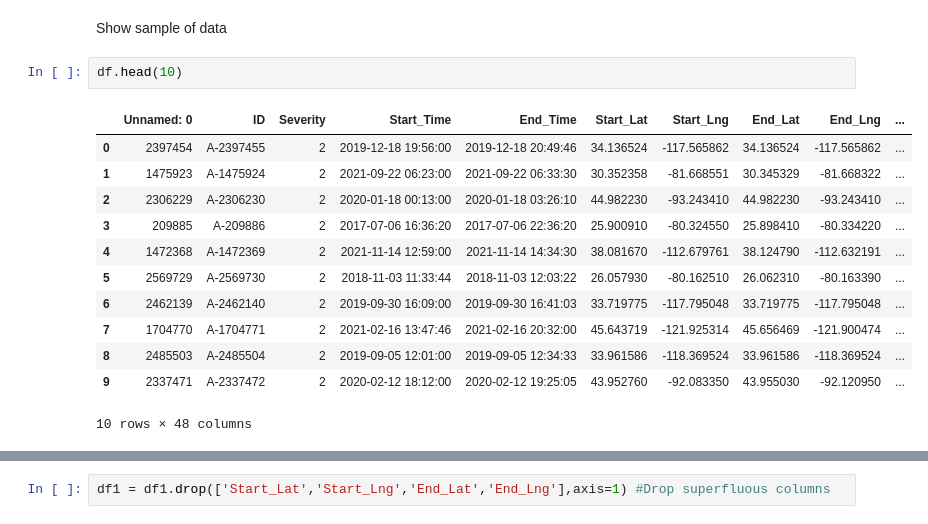
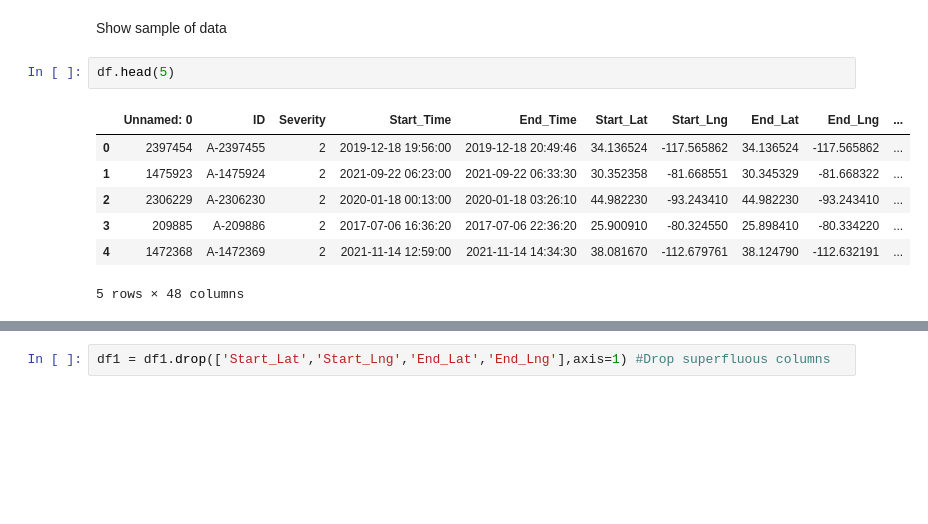
Before and after one commit to colinB890/DatEng_Cap, a Jupyter notebook: traffic_safety_V3.ipynb, the cells around one changed output, grey strips where cells are left out. Drawn from its saved outputs; the diff is of its cells as text; blank space fills up the shorter version.

```diff
--- a/traffic_safety_V3.ipynb
+++ b/traffic_safety_V3.ipynb
@@ -92,18 +122,13 @@ df.shape
 # %% [markdown]
 Show sample of data
 # %%
-df.head(10)
+df.head(5)
 # %% [output]
 |  | Unnamed: 0 | ID | Severity | Start_Time | End_Time | Start_Lat | Start_Lng | End_Lat | End_Lng | ... |
 | 0 | 2397454 | A-2397455 | 2 | 2019-12-18 19:56:00 | 2019-12-18 20:49:46 | 34.136524 | -117.565862 | 34.136524 | -117.565862 | ... |
 | 1 | 1475923 | A-1475924 | 2 | 2021-09-22 06:23:00 | 2021-09-22 06:33:30 | 30.352358 | -81.668551 | 30.345329 | -81.668322 | ... |
 | 2 | 2306229 | A-2306230 | 2 | 2020-01-18 00:13:00 | 2020-01-18 03:26:10 | 44.982230 | -93.243410 | 44.982230 | -93.243410 | ... |
 | 3 | 209885 | A-209886 | 2 | 2017-07-06 16:36:20 | 2017-07-06 22:36:20 | 25.900910 | -80.324550 | 25.898410 | -80.334220 | ... |
 | 4 | 1472368 | A-1472369 | 2 | 2021-11-14 12:59:00 | 2021-11-14 14:34:30 | 38.081670 | -112.679761 | 38.124790 | -112.632191 | ... |
-| 5 | 2569729 | A-2569730 | 2 | 2018-11-03 11:33:44 | 2018-11-03 12:03:22 | 26.057930 | -80.162510 | 26.062310 | -80.163390 | ... |
-| 6 | 2462139 | A-2462140 | 2 | 2019-09-30 16:09:00 | 2019-09-30 16:41:03 | 33.719775 | -117.795048 | 33.719775 | -117.795048 | ... |
-| 7 | 1704770 | A-1704771 | 2 | 2021-02-16 13:47:46 | 2021-02-16 20:32:00 | 45.643719 | -121.925314 | 45.656469 | -121.900474 | ... |
-| 8 | 2485503 | A-2485504 | 2 | 2019-09-05 12:01:00 | 2019-09-05 12:34:33 | 33.961586 | -118.369524 | 33.961586 | -118.369524 | ... |
-| 9 | 2337471 | A-2337472 | 2 | 2020-02-12 18:12:00 | 2020-02-12 19:25:05 | 43.952760 | -92.083350 | 43.955030 | -92.120950 | ... |
-10 rows × 48 columns
+5 rows × 48 columns
 # %%
```
Also changed, not shown: parts of 35 cells of this notebook, 1 other file.
